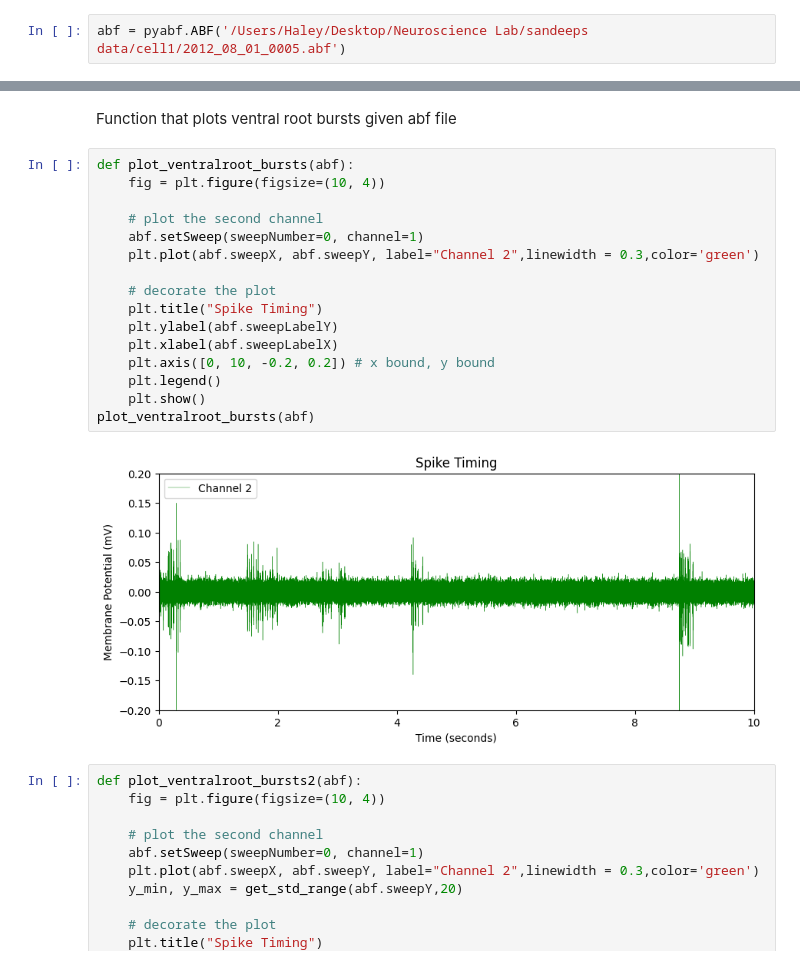
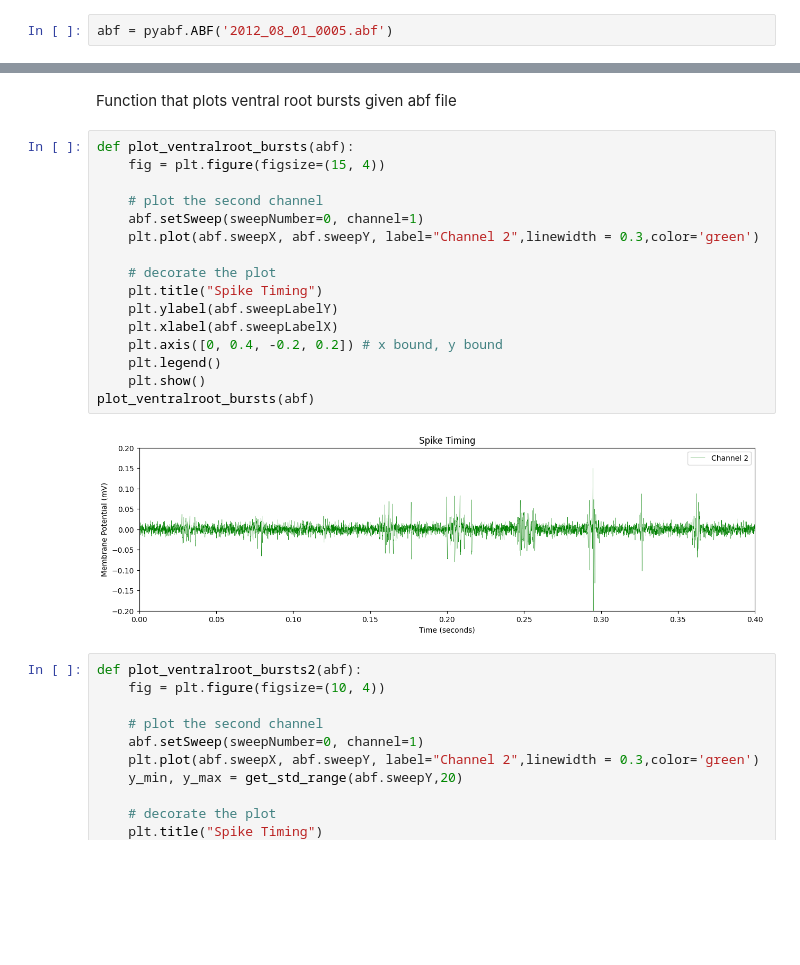
Before and after one commit to haleycab/murray-neuroscience-lab, a Jupyter notebook: Plotting/abf_tester.ipynb, the cells around one changed output, grey strips where cells are left out. Saved outputs shown, nothing was run; the diff lists cells and outputs as text; blank space fills up the shorter version.

```diff
--- a/Plotting/abf_tester.ipynb
+++ b/Plotting/abf_tester.ipynb
@@ -11,7 +20,7 @@ ModuleNotFoundError: No module named 'scipy'
 # %% [markdown]
 load abf file
 # %%
-abf = pyabf.ABF('/Users/Haley/Desktop/Neuroscience Lab/sandeeps data/cell1/2012_08_01_0005.abf')
+abf = pyabf.ABF('2012_08_01_0005.abf')
 # %% [markdown]
 The abf files contain sweeps in forms of numpy arrays
 # %%
@@ -92,22 +94,22 @@ plot_motorneuron_activity(abf)
 Function that plots ventral root bursts given abf file
 # %%
 def plot_ventralroot_bursts(abf):
-    fig = plt.figure(figsize=(10, 4))
+    fig = plt.figure(figsize=(15, 4))
 
     # plot the second channel
     abf.setSweep(sweepNumber=0, channel=1)
     plt.plot(abf.sweepX, abf.sweepY, label="Channel 2",linewidth = 0.3,color='green')
 
     # decorate the plot
     plt.title("Spike Timing")
     plt.ylabel(abf.sweepLabelY)
     plt.xlabel(abf.sweepLabelX)
-    plt.axis([0, 10, -0.2, 0.2]) # x bound, y bound
+    plt.axis([0, 0.4, -0.2, 0.2]) # x bound, y bound
     plt.legend()
     plt.show()
 plot_ventralroot_bursts(abf)
 # %% [output]
-[figure, old version]
+[figure, new version]
 # %%
 def plot_ventralroot_bursts2(abf):
     fig = plt.figure(figsize=(10, 4))
```
Also changed, not shown: parts of 4 cells of this notebook, 5 other files.
